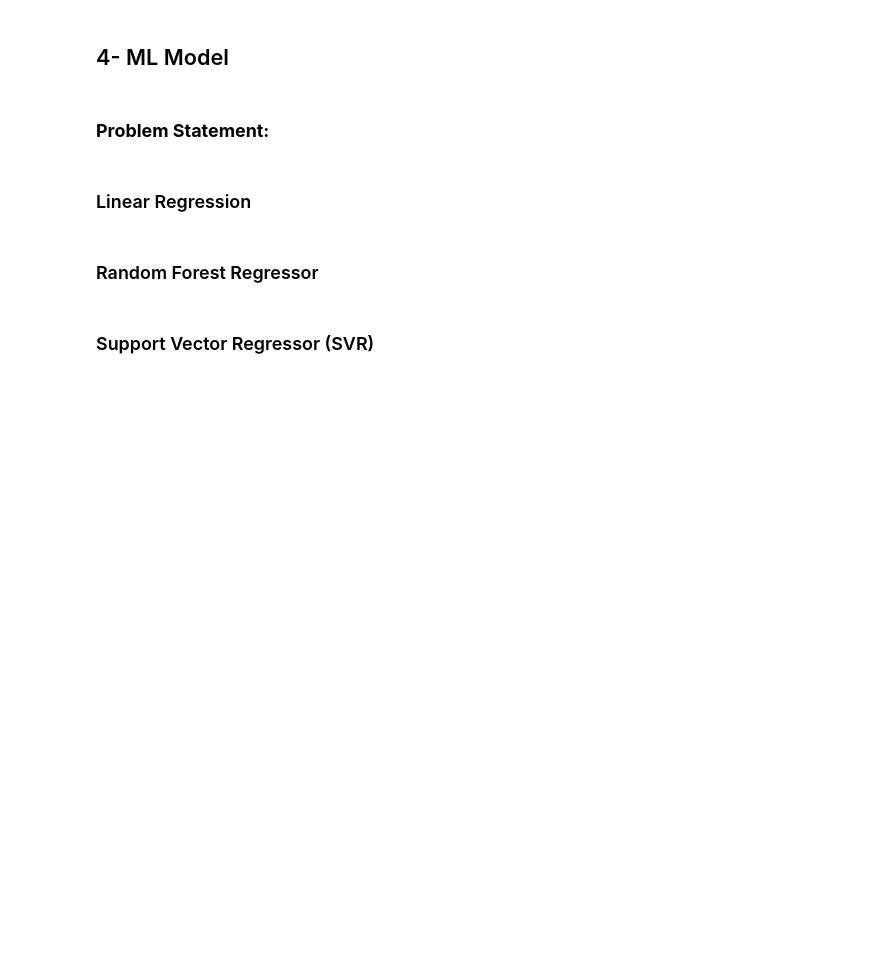
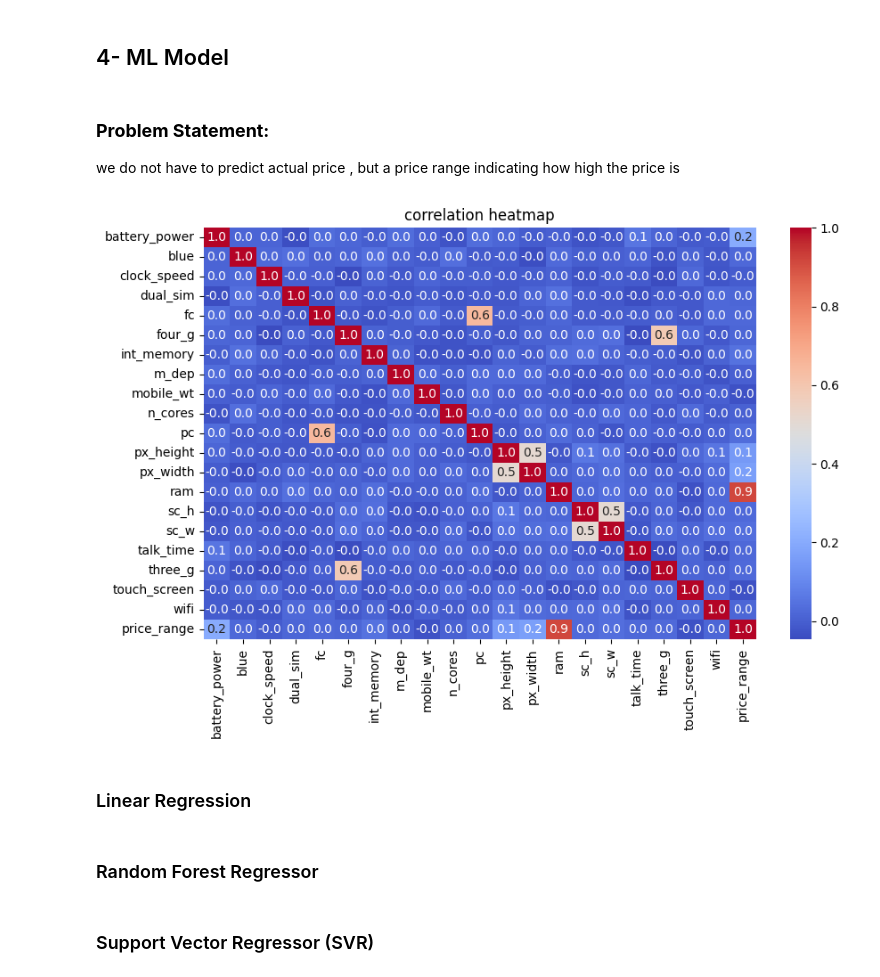
Before and after one commit to munira1413/Masar-, a Jupyter notebook: Project_2ML(Mobile_Price).ipynb, the cells around one changed output. Cells and saved outputs as stored; diff of their text form; code cells hidden in the pictures; blank space fills up the shorter version.

```diff
--- a/Project_2ML(Mobile_Price).ipynb
+++ b/Project_2ML(Mobile_Price).ipynb
@@ -265,4 +331,5 @@ sns.boxplot(x = 'price_range' , y = 'battery_power' ,data=url)
 # %% [markdown]
 ## 4- ML Model
-# %% [markdown]
-### **Problem Statement:**
+# %% [markdown]
+### **Problem Statement:**
+we do not have to predict actual price , but a price range indicating how high the price is
@@ -269,3 +338,12 @@ sns.boxplot(x = 'price_range' , y = 'battery_power' ,data=url)
+# %%
+# -1 to +1
+# Heatmap using seaborn
+plt.figure(figsize=(10, 6))
+sns.heatmap(data.corr(numeric_only=True), annot=True, cmap='coolwarm', fmt='.1f')
+plt.title('correlation heatmap')
+plt.show()
+# %% [output]
+[figure, added]
 # %% [markdown]
 ### Linear Regression
 # %% [markdown]
```
Also changed, not shown: parts of 21 cells of this notebook.
